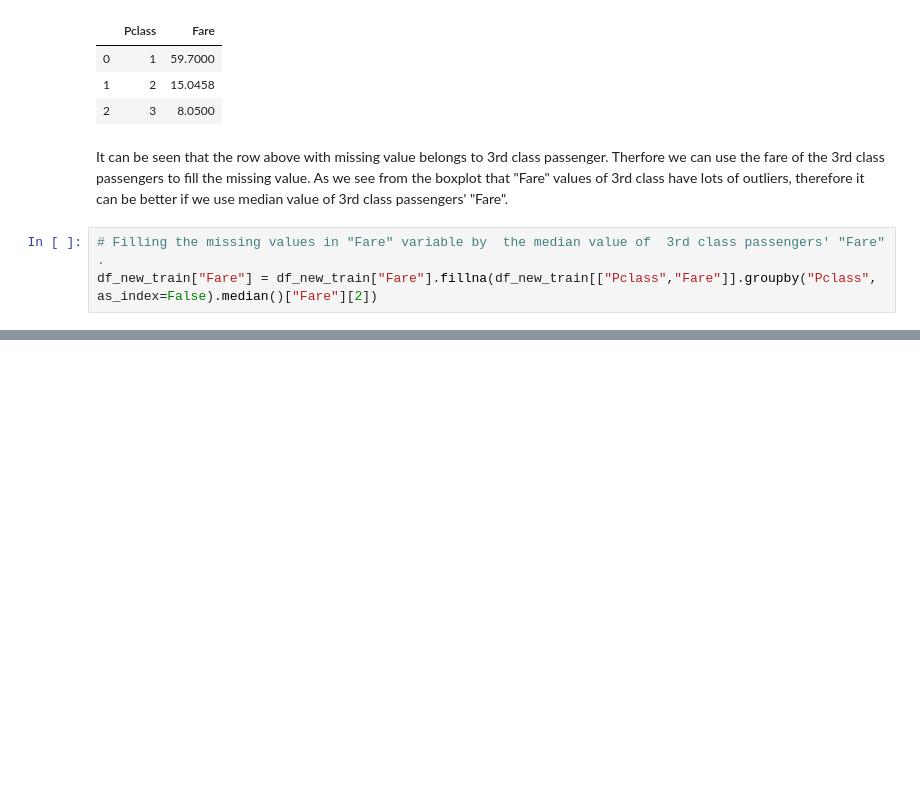
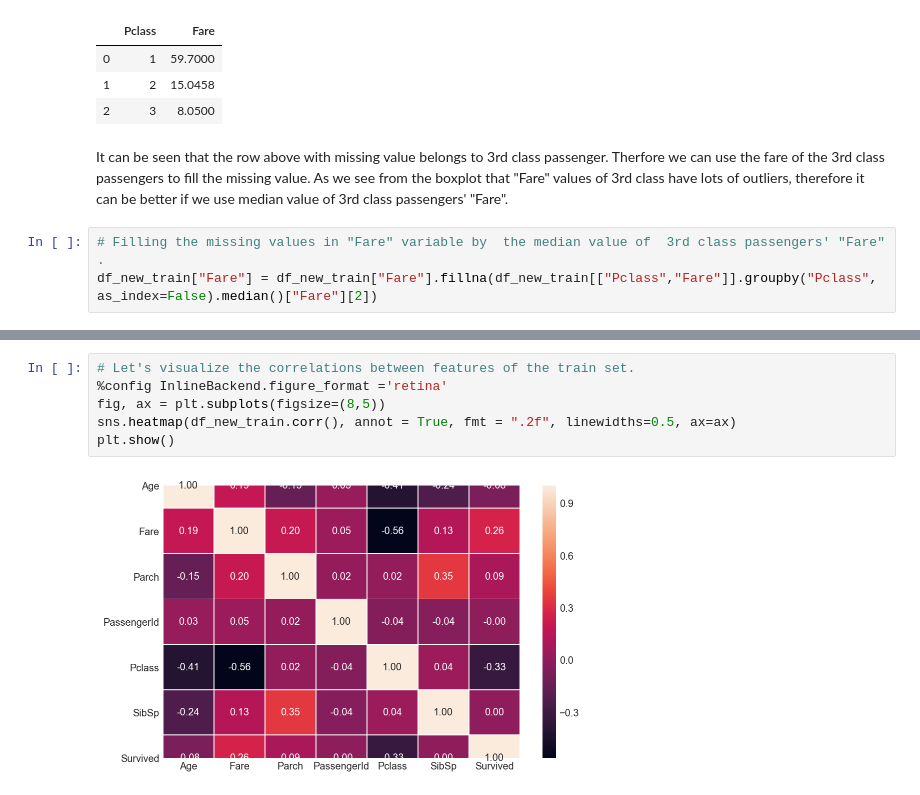
Before and after one commit to muhammet-cakmak/Ensembling_Project, a Jupyter notebook: Kaggle_titanic_set.ipynb, the cells around one changed output, grey strips where cells are left out. Saved outputs shown, nothing was run; the diff lists cells and outputs as text; blank space fills up the shorter version.

```diff
--- a/Kaggle_titanic_set.ipynb
+++ b/Kaggle_titanic_set.ipynb
@@ -499,0 +521,8 @@ df_new_train["Fare"] = df_new_train["Fare"].fillna(df_new_train[["Pclass","Fare"
+# %%
+# Let's visualize the correlations between features of the train set.
+%config InlineBackend.figure_format ='retina'
+fig, ax = plt.subplots(figsize=(8,5))
+sns.heatmap(df_new_train.corr(), annot = True, fmt = ".2f", linewidths=0.5, ax=ax)
+plt.show()
+# %% [output]
+[figure, added]
```
Also changed, not shown: parts of 39 cells of this notebook.
